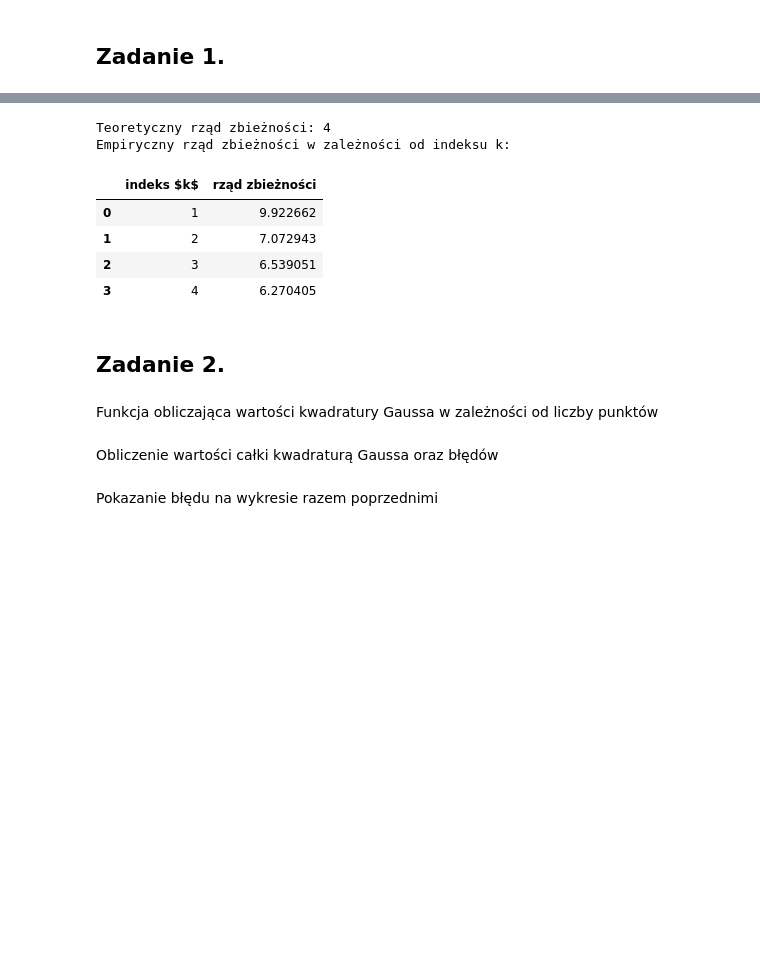
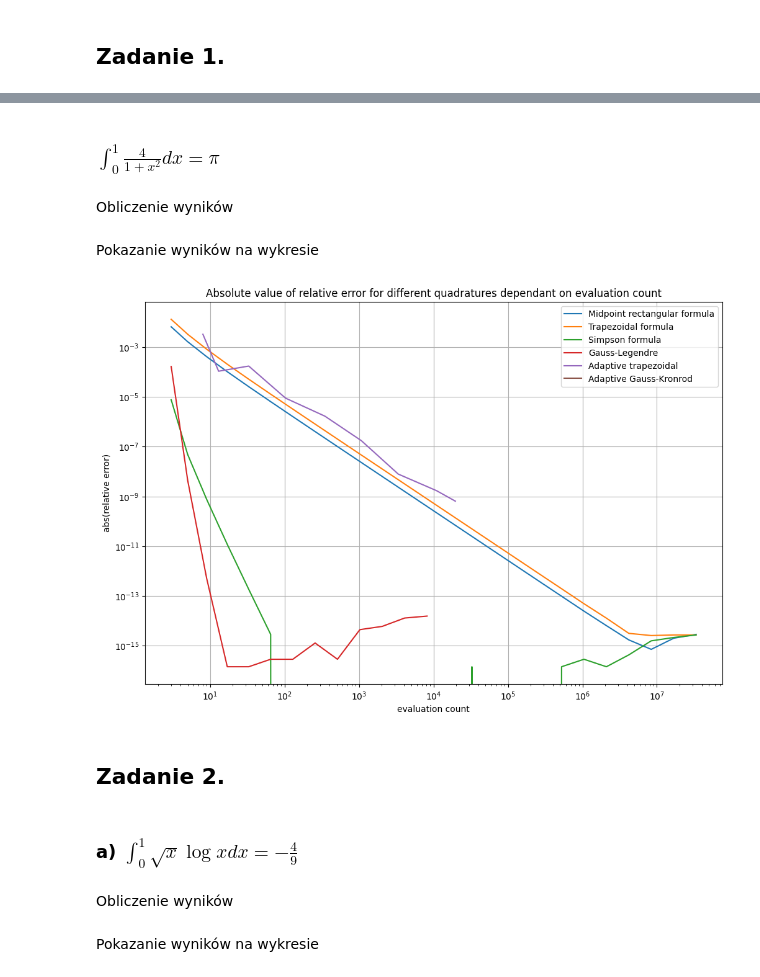
Before and after one commit to Mosder/agh, a Jupyter notebook: sem4/mownit/lab07/zadania.ipynb, the cells around one changed output, grey strips where cells are left out. Drawn from its saved outputs; the diff is of its cells as text; code cells hidden in the pictures; blank space fills up the shorter version.

```diff
--- a/sem4/mownit/lab07/zadania.ipynb
+++ b/sem4/mownit/lab07/zadania.ipynb
@@ -100,0 +111,14 @@ print(np.array([[integrate(f, 0, 1, m, 100) for m in (RECT, TRAP, SIMP, GAUSS, T
+# %%
+# get error of eval_count for a integral of a function for all methods
+def calc_integrals(f, range_start, range_end, correct_val, acc1, acc2, acc3):
+    results = {}
+    # define array of methods and array of corresponding accuracies
+    method_array = [RECT, TRAP, SIMP, GAUSS, TRAP_ADAPT, GAUSS_ADAPT]
+    acc_array = [acc1, acc1, acc1, acc2, acc3, acc3]
+    # integrate for all methods and all of given accuracies
+    for i in range(len(method_array)):
+        method = method_array[i]
+        acc = acc_array[i]
+        res = np.array([integrate(f, range_start, range_end, method, a) for a in acc])
+        results[method] = {"evals": res[:,1], "errors": np.abs((res[:,0] - correct_val) / correct_val)}
+    return results
@@ -101,2 +127,29 @@ print(np.array([[integrate(f, 0, 1, m, 100) for m in (RECT, TRAP, SIMP, GAUSS, T
+# %%
+def plot_results(results):
+    # set figsize
+    plt.figure(figsize = (12,8))
+    # label map
+    labels = {
+        RECT: "Midpoint rectangular formula",
+        TRAP: "Trapezoidal formula",
+        SIMP: "Simpson formula",
+        GAUSS: "Gauss-Legendre",
+        TRAP_ADAPT: "Adaptive trapezoidal",
+        GAUSS_ADAPT: "Adaptive Gauss-Kronrod"
+    }
+    # plot each method
+    for method, result in results.items():
+        plt.plot(result["evals"], result["errors"], label=labels[method])
+    # set title and axes names
+    plt.title("Absolute value of relative error for different quadratures dependant on evaluation count")
+    plt.xlabel("evaluation count")
+    plt.ylabel("abs(relative error)")
+    # set both axes to logarithmic scales
+    plt.xscale("log")
+    plt.yscale("log")
+    # show plot with grid and legend
+    plt.grid()
+    plt.legend()
+    plt.show()
 # %% [markdown]
 <h2>Zadanie 1.</h2>
@@ -305,14 +156,14 @@ Wypisanie porównania dla metody Simpsona
-# %%
-print_comparison_conv(simp_theory_conv, simp_emp_conv[0], simp_emp_conv[1])
-# %% [output]
-Teoretyczny rząd zbieżności: 4
-Empiryczny rząd zbieżności w zależności od indeksu k:
-|  | indeks $k$ | rząd zbieżności |
-| 0 | 1 | 9.922662 |
-| 1 | 2 | 7.072943 |
-| 2 | 3 | 6.539051 |
-| 3 | 4 | 6.270405 |
+# %% [markdown]
+<h3>$\int_{0}^{1}{\frac{4}{1+x^2}dx} = \pi$</h3>
+# %% [markdown]
+Obliczenie wyników
+# %%
+results1 = calc_integrals(functions[0], 0, 1, int_vals[0], acc1, acc2, acc3)
+# %% [markdown]
+Pokazanie wyników na wykresie
+# %%
+plot_results(results1)
+# %% [output]
+[figure, added]
 # %% [markdown]
 <h2>Zadanie 2.</h2>
-# %% [markdown]
-Funkcja obliczająca wartości kwadratury Gaussa w zależności od liczby punktów
@@ -325,2 +169,0 @@ def gauss_integral(f, range_start, range_end, node_count):
-# %% [markdown]
-Obliczenie wartości całki kwadraturą Gaussa oraz błędów
@@ -333,0 +170,4 @@ gauss_errors= np.abs(gauss_values - np.pi) / np.pi
+# %% [markdown]
+<h3>a) $\int_{0}^{1}{\sqrt{x}\log{x}dx} = -\frac{4}{9}$</h3>
+# %% [markdown]
+Obliczenie wyników
@@ -334,2 +176,2 @@ gauss_errors= np.abs(gauss_values - np.pi) / np.pi
 # %% [markdown]
-Pokazanie błędu na wykresie razem poprzednimi
+Pokazanie wyników na wykresie
```
Also changed, not shown: parts of 53 cells of this notebook, 1 other file.
